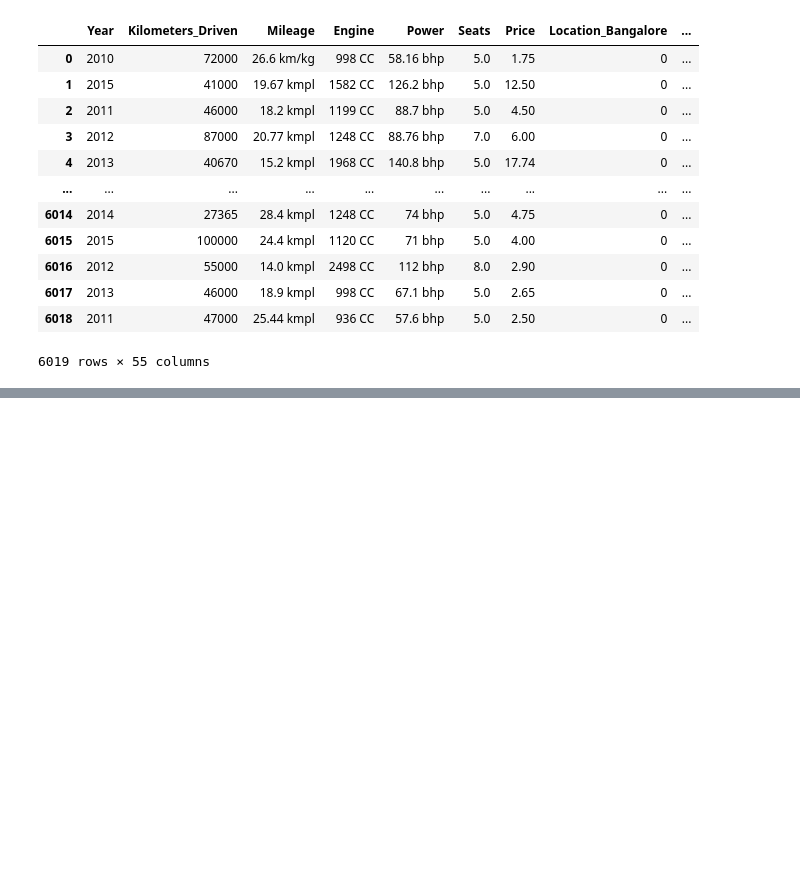
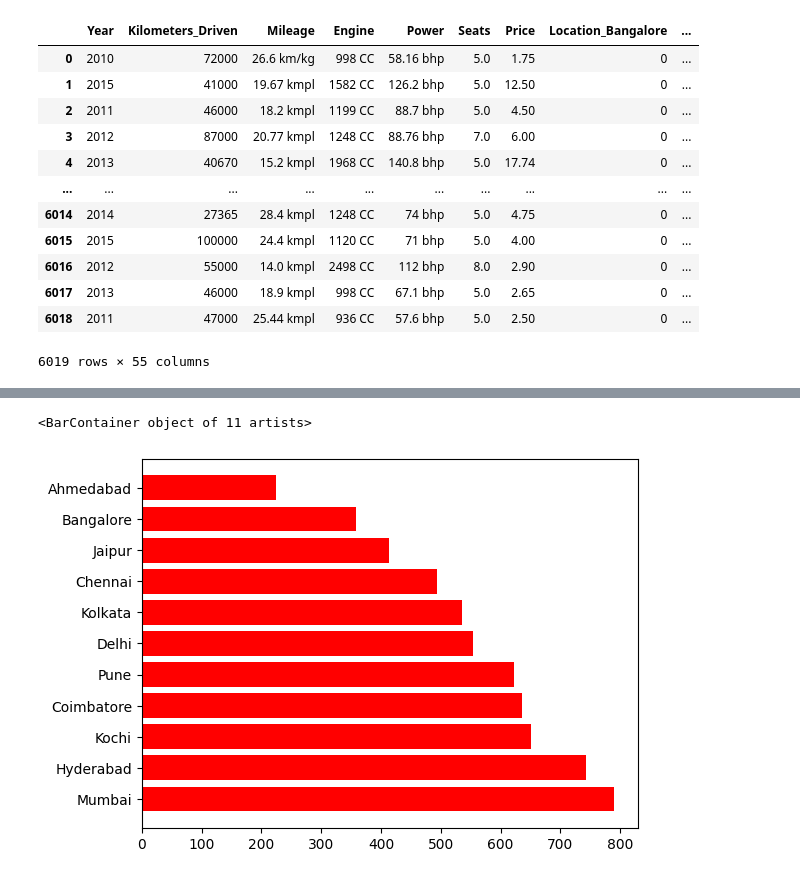
Before and after one commit to Ajinmakkanal/Machine-learning, a Jupyter notebook: regressiion/car_price_traindata.ipynb, the cells around one changed output, grey strips where cells are left out. Drawn from its saved outputs; the diff is of its cells as text; code cells hidden in the pictures; blank space fills up the shorter version.

```diff
--- a/regressiion/car_price_traindata.ipynb
+++ b/regressiion/car_price_traindata.ipynb
@@ -339,0 +640,7 @@ df8
+# %%
+a=df['Location'].value_counts()
+# %%
+plt.barh(a.index,a.values,color='r')
+# %% [output]
+<BarContainer object of 11 artists>
+[figure, added]
```
Also changed, not shown: parts of 60 cells of this notebook.
